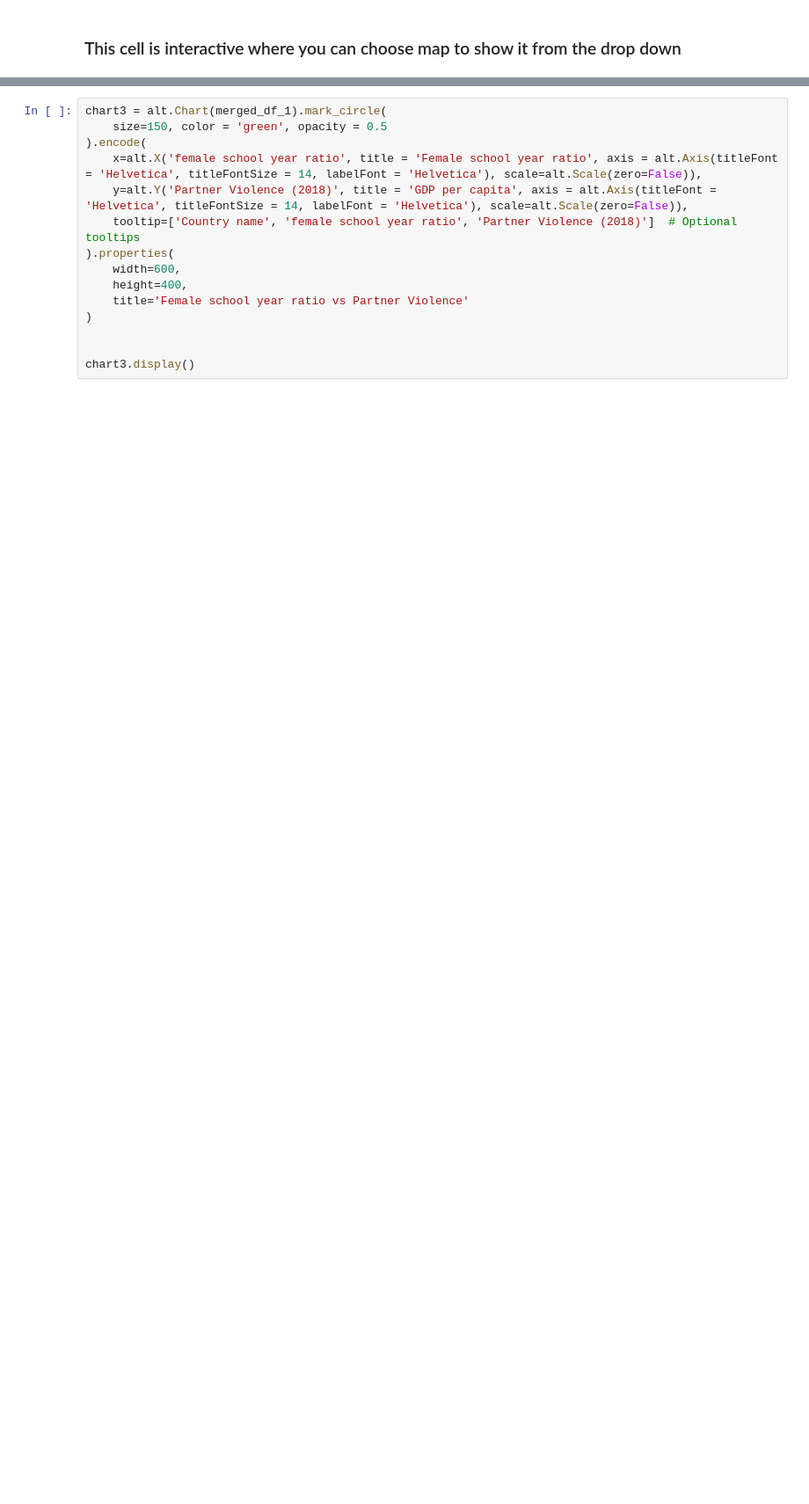
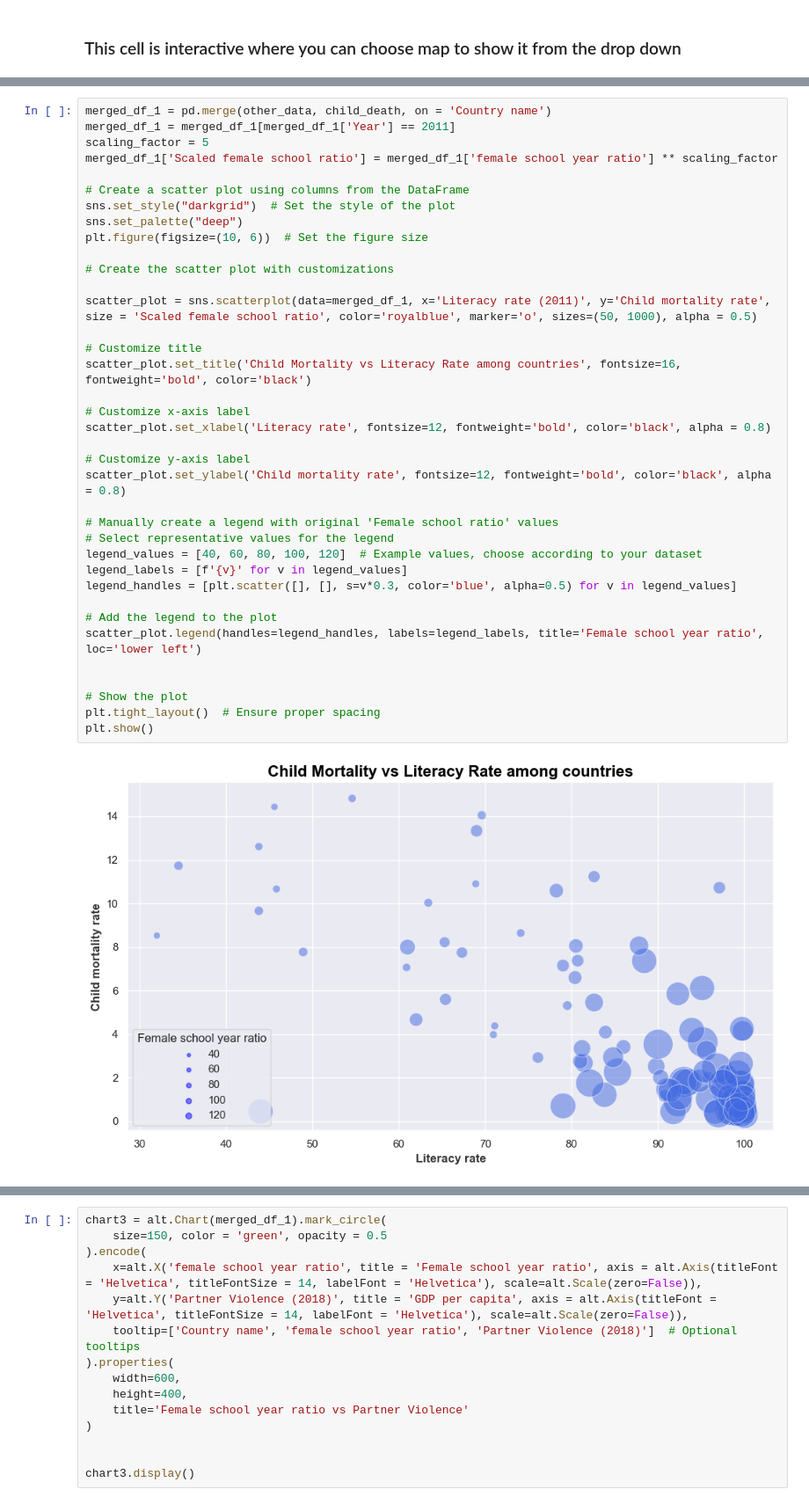
Before and after one commit to Kimballa05/DataVisGlobalWarming, a Jupyter notebook: Faisal_final project_exploratory notebook.ipynb, the cells around one changed output, grey strips where cells are left out. Shown: that part at 88% size. Drawn from its saved outputs; the diff is of its cells as text; blank space fills up the shorter version.

```diff
--- a/Faisal_final project_exploratory notebook.ipynb
+++ b/Faisal_final project_exploratory notebook.ipynb
@@ -281,6 +281,45 @@ combined = chart
 combined.display()
 # %% [output]
 [interactive output not drawn]
+# %%
+merged_df_1 = pd.merge(other_data, child_death, on = 'Country name')
+merged_df_1 = merged_df_1[merged_df_1['Year'] == 2011]
+scaling_factor = 5
+merged_df_1['Scaled female school ratio'] = merged_df_1['female school year ratio'] ** scaling_factor
+
+# Create a scatter plot using columns from the DataFrame
+sns.set_style("darkgrid")  # Set the style of the plot
+sns.set_palette("deep")
+plt.figure(figsize=(10, 6))  # Set the figure size
+
+# Create the scatter plot with customizations
+
+scatter_plot = sns.scatterplot(data=merged_df_1, x='Literacy rate (2011)', y='Child mortality rate', size = 'Scaled female school ratio', color='royalblue', marker='o', sizes=(50, 1000), alpha = 0.5)
+
+# Customize title
+scatter_plot.set_title('Child Mortality vs Literacy Rate among countries', fontsize=16, fontweight='bold', color='black')
+
+# Customize x-axis label
+scatter_plot.set_xlabel('Literacy rate', fontsize=12, fontweight='bold', color='black', alpha = 0.8)
+
+# Customize y-axis label
+scatter_plot.set_ylabel('Child mortality rate', fontsize=12, fontweight='bold', color='black', alpha = 0.8)
+
+# Manually create a legend with original 'Female school ratio' values
+# Select representative values for the legend
+legend_values = [40, 60, 80, 100, 120]  # Example values, choose according to your dataset
+legend_labels = [f'{v}' for v in legend_values]
+legend_handles = [plt.scatter([], [], s=v*0.3, color='blue', alpha=0.5) for v in legend_values]
+
+# Add the legend to the plot
+scatter_plot.legend(handles=legend_handles, labels=legend_labels, title='Female school year ratio', loc='lower left')
+
+
+# Show the plot
+plt.tight_layout()  # Ensure proper spacing
+plt.show()
+# %% [output]
+[figure, added]
 # %%
 countries_to_remove2 = ['Australia', 'United States', 'Luxembourg']
 merged_df_1_aus = merged_df_1[~merged_df_1['Country name'].isin(countries_to_remove2)]
```
Also changed, not shown: parts of 5 cells of this notebook, 1 other file.
